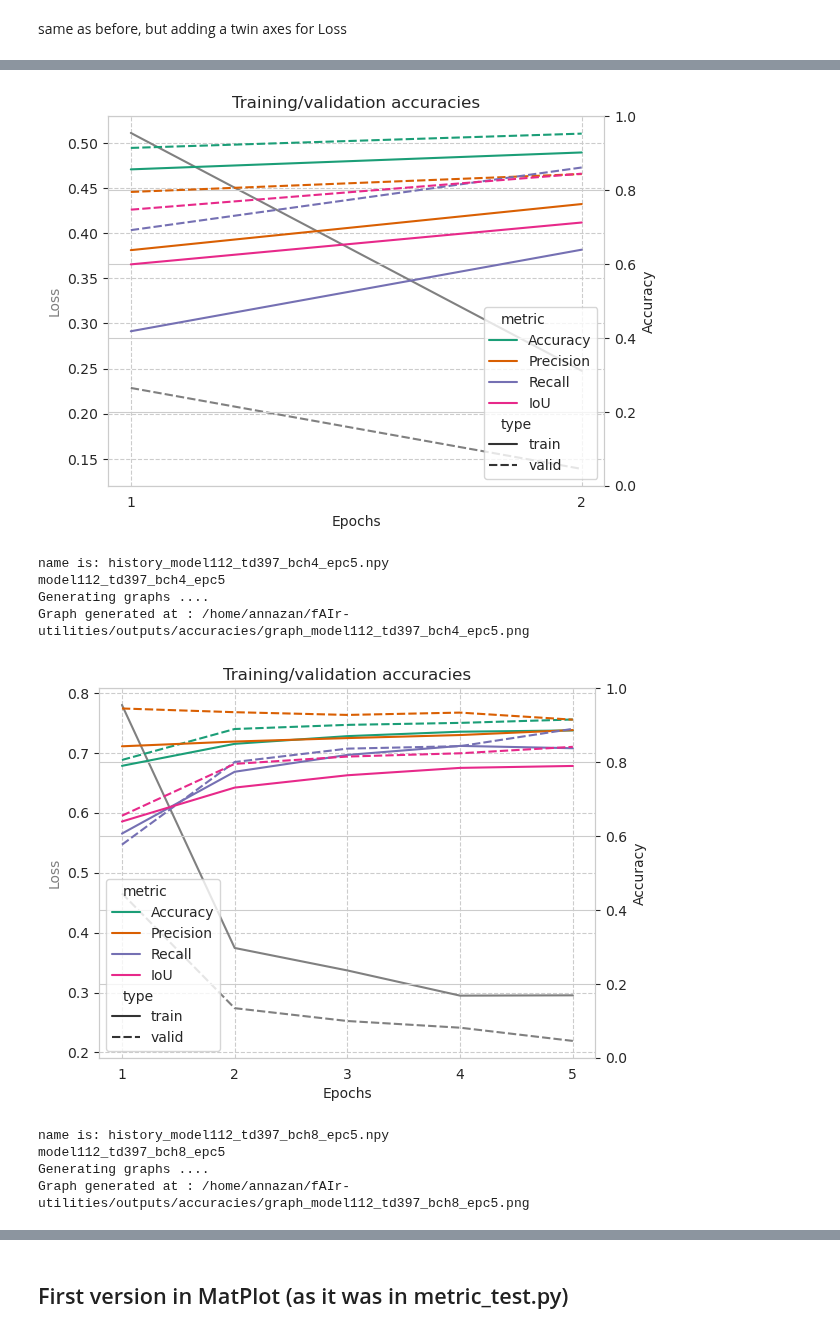
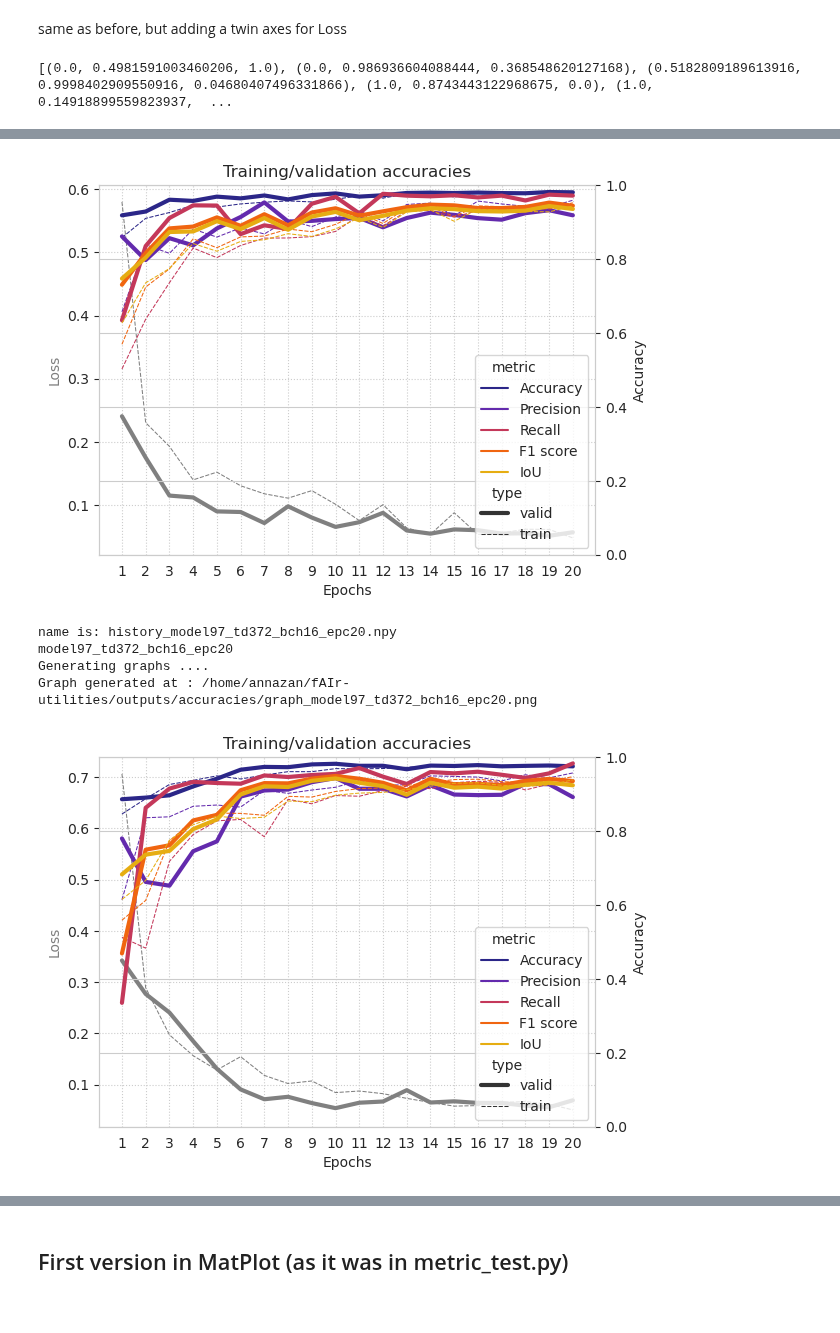
Before and after one commit to ciupava/fAIr-utilities, a Jupyter notebook: graphs_making.ipynb, the cells around one changed output, grey strips where cells are left out. Cells and saved outputs as stored; diff of their text form; code cells hidden in the pictures.

Commit message:
edits to add F1score to graphs

```diff
--- a/graphs_making.ipynb
+++ b/graphs_making.ipynb
@@ -337,6 +330,16 @@ Graph generated at : /home/annazan/fAIr-utilities/outputs/accuracies/graph_model
 <Figure size 640x480 with 0 Axes>
 # %% [markdown]
 same as before, but adding a twin axes for Loss
+# %%
+#  TODO: adding temporary list for testing different colors
+# ---
+files_list = ["history_model97_td372_bch8_epc20.npy", "history_model97_td372_bch16_epc20.npy"]
+
+# ---
+# %%
+print(palette_div)
+# %% [output]
+[(0.0, 0.4981591003460206, 1.0), (0.0, 0.986936604088444, 0.368548620127168), (0.5182809189613916, 0.9998402909550916, 0.04680407496331866), (1.0, 0.8743443122968675, 0.0), (1.0, 0.14918899559823937,  ...
 # %%
 for name in files_list:
     print(f'name is: {name}')
@@ -389,17 +392,23 @@ for name in files_list:
     dfm['metric'] = np.where(dfm.col_names.str.contains("precision"), "Precision",
                     np.where(dfm.col_names.str.contains("recall"), "Recall",
                     np.where(dfm.col_names.str.contains("iou"), "IoU",
-                    np.where(dfm.col_names.str.contains("categorical"), "Accuracy", ""))))
+                    np.where(dfm.col_names.str.contains("categorical"), "Accuracy",
+                    np.where(dfm.col_names.str.contains("f1"), "F1 score",
+                    "")))))
 # ---
-    palette_div=sns.color_palette("Dark2", 10)
+    # palette_div=sns.color_palette("Dark2", 10)
+    palette_div=sns.color_palette("CMRmap",6)
     sns.set_palette(palette_div)
     sns.set_style("whitegrid")
     fig, ax1 = plt.subplots()
     sns.lineplot(data=dfm_loss,
                 x="epoch",
                 y="vals",
+                size='type',
+                size_order=("valid", "train"),
+                color = 'gray',
                 style='type',
-                color = 'gray',
+                style_order=("valid", "train"),
                 legend=False)
     ax1.set(xlabel='Epochs',
             ylabel='Accuracy',
@@ -416,7 +425,11 @@ for name in files_list:
                 y="vals",
                 hue='metric',
                 palette=palette_div,
-                style='type')
+                size = 'type',
+                size_order=("valid", "train"),
+                style='type',
+                style_order=("valid", "train")
+                )
     # ax2.tick_params(axis='y')
     ax2.set_ylabel('Accuracy')
     ax2.set_ylim(bottom=0, top=1) # this is to avoid Loss values to alter the graph limits, but doesn't look good
@@ -446,10 +459,6 @@ Graph generated at : /home/annazan/fAIr-utilities/outputs/accuracies/graph_model
-[figure, old version]
+[figure, new version]
-name is: history_model112_td397_bch4_epc5.npy
-model112_td397_bch4_epc5
+name is: history_model97_td372_bch16_epc20.npy
+model97_td372_bch16_epc20
 Generating graphs ....
-Graph generated at : /home/annazan/fAIr-utilities/outputs/accuracies/graph_model112_td397_bch4_epc5.png
+Graph generated at : /home/annazan/fAIr-utilities/outputs/accuracies/graph_model97_td372_bch16_epc20.png
-[figure, old version]
+[figure, new version]
-name is: history_model112_td397_bch8_epc5.npy
-model112_td397_bch8_epc5
-Generating graphs ....
-Graph generated at : /home/annazan/fAIr-utilities/outputs/accuracies/graph_model112_td397_bch8_epc5.png
```
Also changed, not shown: parts of 3 cells of this notebook.
